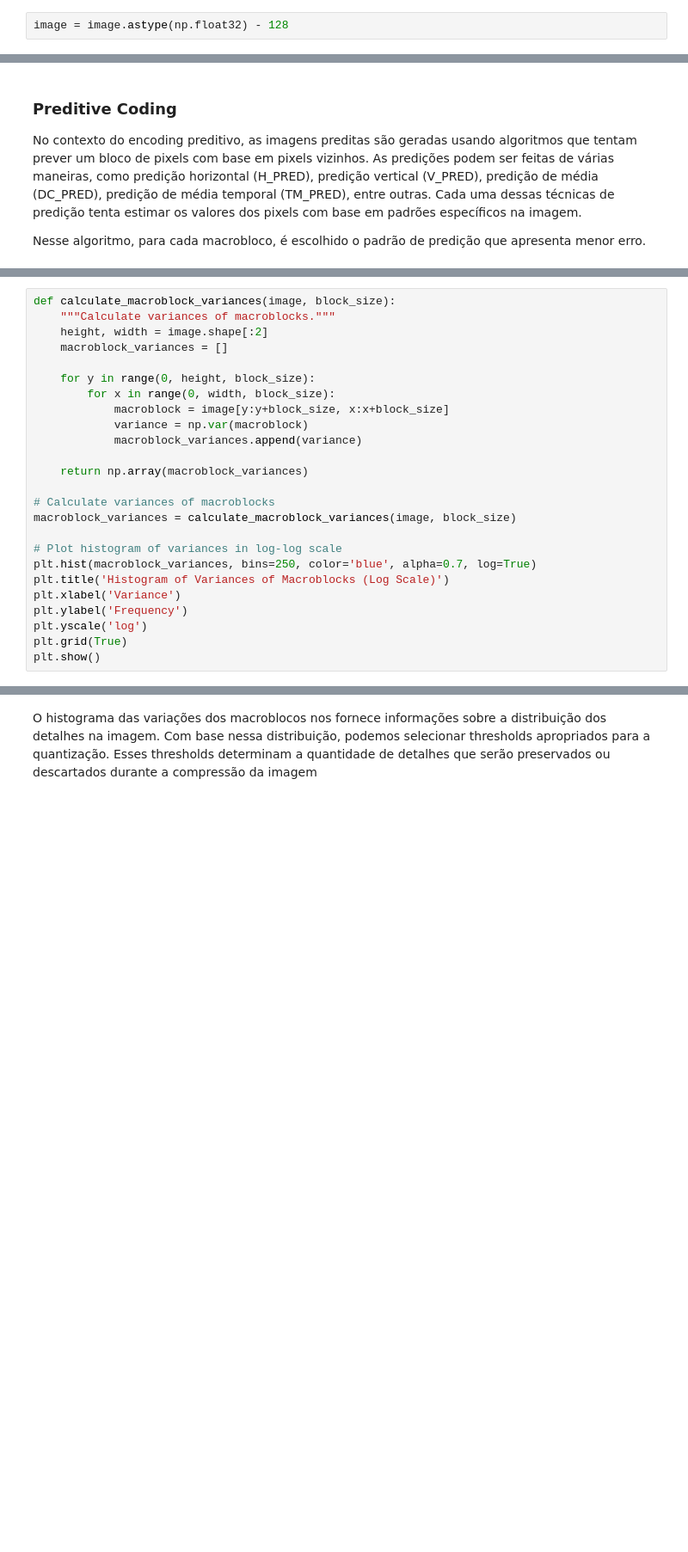
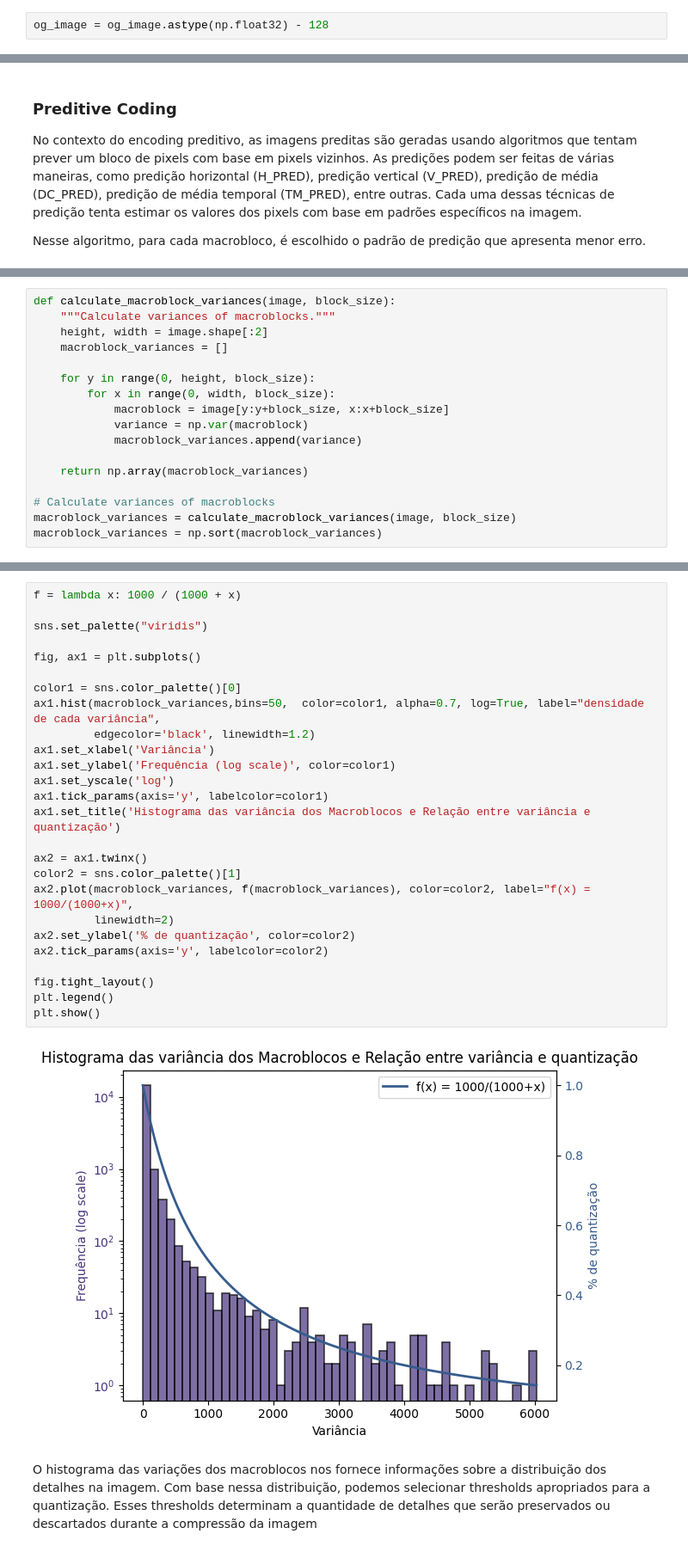
Before and after one commit to IgorJoaquimn/webp-compression, a Jupyter notebook: TP_ICV.ipynb, the cells around one changed output, grey strips where cells are left out. Shown at 86% size. Drawn from its saved outputs; the diff is of its cells as text; blank space fills up the shorter version.

```diff
--- a/TP_ICV.ipynb
+++ b/TP_ICV.ipynb
@@ -266,2 +552,2 @@ show_image(image)
 # %%
-image = image.astype(np.float32) - 128
+og_image = og_image.astype(np.float32) - 128
@@ -332,12 +641,4 @@ def calculate_macroblock_variances(image, block_size):
 
 # Calculate variances of macroblocks
 macroblock_variances = calculate_macroblock_variances(image, block_size)
-
-# Plot histogram of variances in log-log scale
-plt.hist(macroblock_variances, bins=250, color='blue', alpha=0.7, log=True)
-plt.title('Histogram of Variances of Macroblocks (Log Scale)')
-plt.xlabel('Variance')
-plt.ylabel('Frequency')
-plt.yscale('log')
-plt.grid(True)
-plt.show()
+macroblock_variances = np.sort(macroblock_variances)
@@ -352,2 +651,30 @@ plt.scatter(macroblock_variances,f(macroblock_variances))
+# %%
+f = lambda x: 1000 / (1000 + x)
+
+sns.set_palette("viridis")
+
+fig, ax1 = plt.subplots()
+
+color1 = sns.color_palette()[0]
+ax1.hist(macroblock_variances,bins=50,  color=color1, alpha=0.7, log=True, label="densidade de cada variância",
+         edgecolor='black', linewidth=1.2)
+ax1.set_xlabel('Variância')
+ax1.set_ylabel('Frequência (log scale)', color=color1)
+ax1.set_yscale('log')
+ax1.tick_params(axis='y', labelcolor=color1)
+ax1.set_title('Histograma das variância dos Macroblocos e Relação entre variância e quantização')
+
+ax2 = ax1.twinx()
+color2 = sns.color_palette()[1]
+ax2.plot(macroblock_variances, f(macroblock_variances), color=color2, label="f(x) = 1000/(1000+x)",
+         linewidth=2)
+ax2.set_ylabel('% de quantização', color=color2)
+ax2.tick_params(axis='y', labelcolor=color2)
+
+fig.tight_layout()
+plt.legend()
+plt.show()
+# %% [output]
+[figure, added]
 # %% [markdown]
 O histograma das variações dos macroblocos nos fornece informações sobre a distribuição dos detalhes na imagem. Com base nessa distribuição, podemos selecionar thresholds apropriados para a quantização. Esses thresholds determinam a quantidade de detalhes que serão preservados ou descartados durante a compressão da imagem
```
Also changed, not shown: parts of 97 cells of this notebook.
